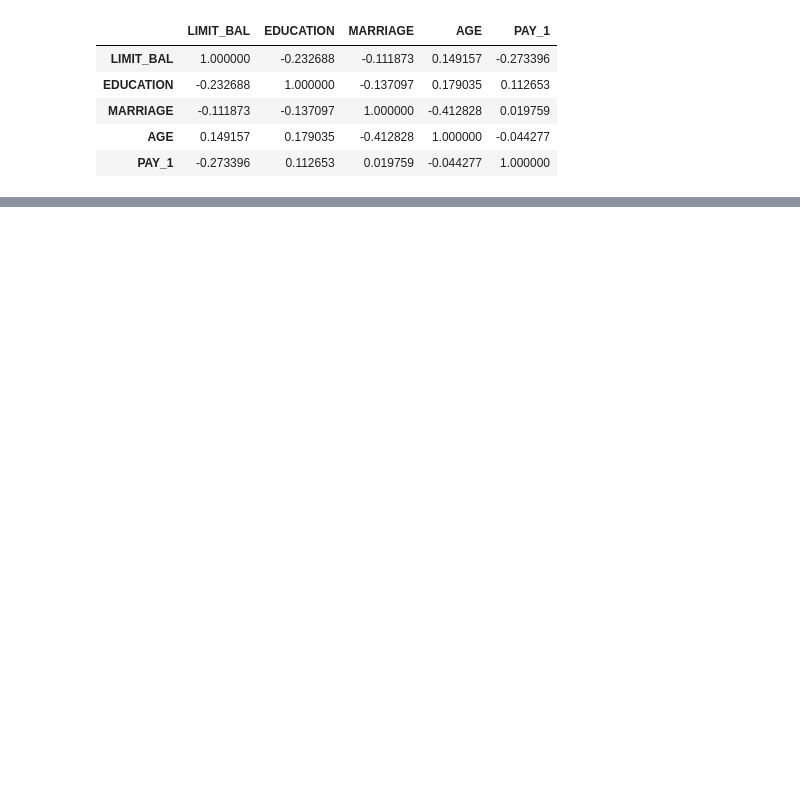
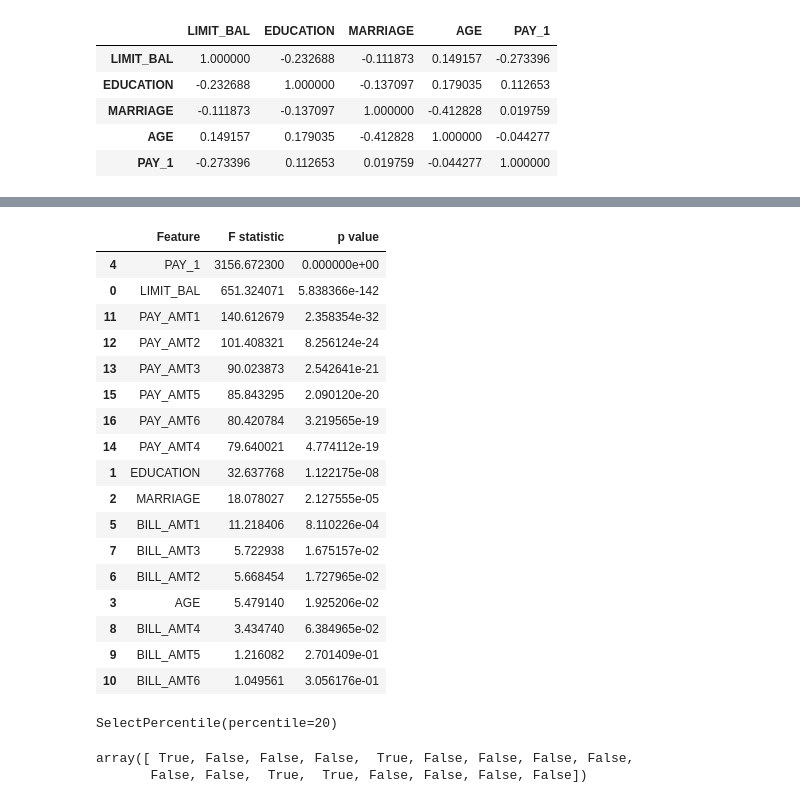
Before and after one commit to askot19/Analise_de_dados, a Jupyter notebook: Projetos de Ciência de Dados com Python/Capítulo 3/ex301.ipynb, the cells around one changed output, grey strips where cells are left out. Saved outputs shown, nothing was run; the diff lists cells and outputs as text; code cells hidden in the pictures; blank space fills up the shorter version.

```diff
--- a/Projetos de Ciência de Dados com Python/Capítulo 3/ex301.ipynb
+++ b/Projetos de Ciência de Dados com Python/Capítulo 3/ex301.ipynb
@@ -95,0 +105,23 @@ sns.heatmap(corr, xticklabels=corr.columns.values, yticklabels=corr.columns.valu
+# %%
+f_test_df = pd.DataFrame({'Feature':features_response[:-1], 'F statistic': f_stat, 'p value':f_p_value})
+
+f_test_df.sort_values('p value')
+# %% [output]
+|  | Feature | F statistic | p value |
+| 4 | PAY_1 | 3156.672300 | 0.000000e+00 |
+| 0 | LIMIT_BAL | 651.324071 | 5.838366e-142 |
+| 11 | PAY_AMT1 | 140.612679 | 2.358354e-32 |
+| 12 | PAY_AMT2 | 101.408321 | 8.256124e-24 |
+| 13 | PAY_AMT3 | 90.023873 | 2.542641e-21 |
+| 15 | PAY_AMT5 | 85.843295 | 2.090120e-20 |
+| 16 | PAY_AMT6 | 80.420784 | 3.219565e-19 |
+| 14 | PAY_AMT4 | 79.640021 | 4.774112e-19 |
+| 1 | EDUCATION | 32.637768 | 1.122175e-08 |
+| 2 | MARRIAGE | 18.078027 | 2.127555e-05 |
+| 5 | BILL_AMT1 | 11.218406 | 8.110226e-04 |
+| 7 | BILL_AMT3 | 5.722938 | 1.675157e-02 |
+| 6 | BILL_AMT2 | 5.668454 | 1.727965e-02 |
+| 3 | AGE | 5.479140 | 1.925206e-02 |
+| 8 | BILL_AMT4 | 3.434740 | 6.384965e-02 |
+| 9 | BILL_AMT5 | 1.216082 | 2.701409e-01 |
+| 10 | BILL_AMT6 | 1.049561 | 3.056176e-01 |
@@ -95,0 +132,10 @@ sns.heatmap(corr, xticklabels=corr.columns.values, yticklabels=corr.columns.valu
+# %%
+selector.fit(X, y)
+# %% [output]
+SelectPercentile(percentile=20)
+# %%
+best_feature_ix = selector.get_support()
+best_feature_ix
+# %% [output]
+array([ True, False, False, False,  True, False, False, False, False,
+       False, False,  True,  True, False, False, False, False])
```
Also changed, not shown: parts of 11 cells of this notebook, 2 other files.
